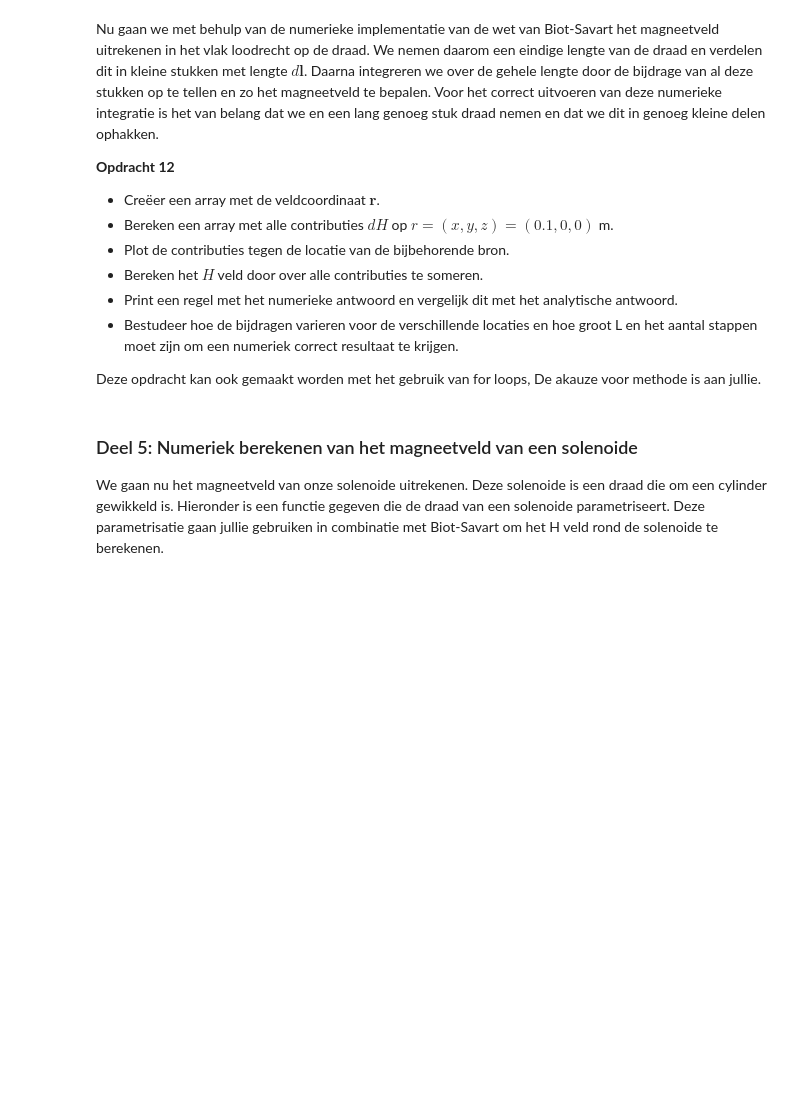
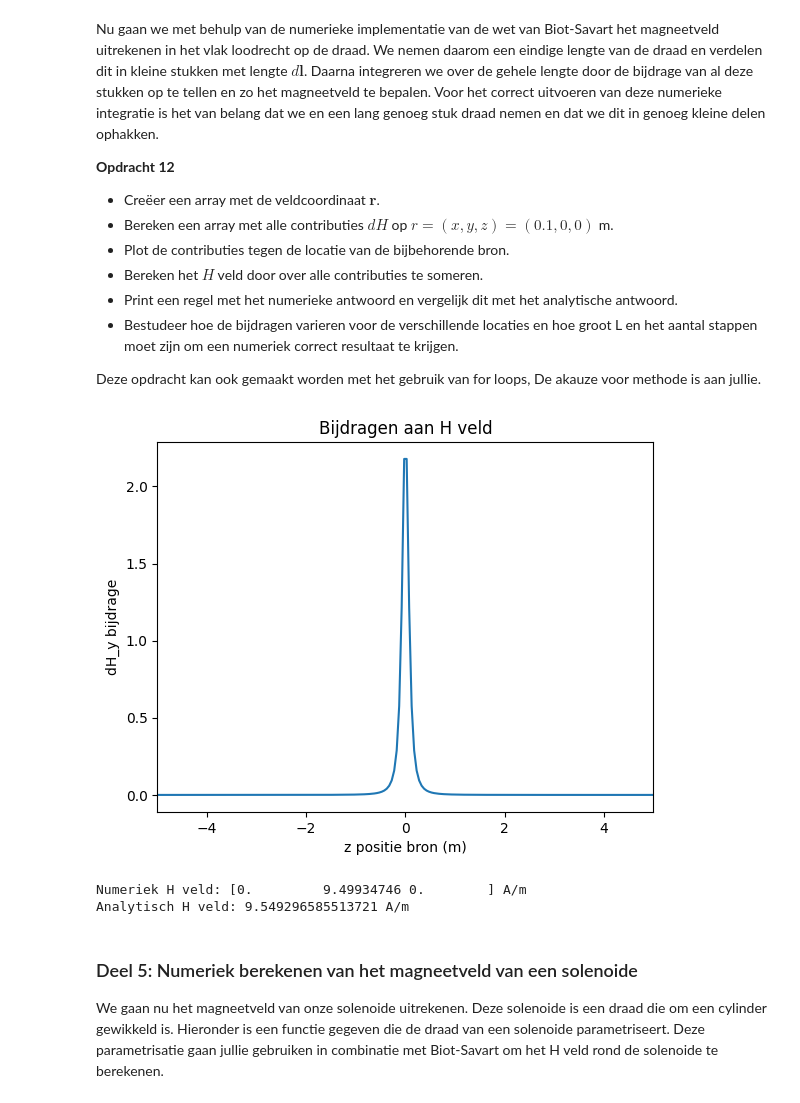
Before and after one commit to DavantePES/Def-D, a Jupyter notebook: DigitaleOntwerpopdrachten/2KrachtActuatorOpdracht/KrachtactuatorOpdracht.ipynb, the cells around one changed output. Drawn from its saved outputs; the diff is of its cells as text; code cells hidden in the pictures; blank space fills up the shorter version.

```diff
--- a/DigitaleOntwerpopdrachten/2KrachtActuatorOpdracht/KrachtactuatorOpdracht.ipynb
+++ b/DigitaleOntwerpopdrachten/2KrachtActuatorOpdracht/KrachtactuatorOpdracht.ipynb
@@ -441,9 +445,60 @@ Nu gaan we met behulp van de numerieke implementatie van de wet van Biot-Savart
 
 Deze opdracht kan ook gemaakt worden met het gebruik van for loops, De akauze voor methode is aan jullie.
 # %%
-###
-###Jullie code hier###
-###
+import numpy as np
+import matplotlib.pyplot as plt
+
+# parameters
+I = 6
+L = 10           # lengte draad, moet rond de N/20 liggen
+N = 200              # aantal segmenten, moet minimaal ~100 zijn om rond de +/- 0.1 te liggen.
+
+# veldpunt
+r_field = np.array([0.1, 0, 0])
+
+# z-posities van de draad
+z = np.linspace(-L/2, L/2, N)
+
+# lengte-elementen (allemaal in z-richting)
+dl = np.array([0, 0, L/N])
+
+def field_current_element(r_field, r_source, dl):
+    r_diff = r_field - r_source
+    r_norm = np.linalg.norm(r_diff)
+    cross_product = np.cross(dl, r_diff)
+    dH = (I / (4 * np.pi)) * cross_product / (r_norm**3)
+    return dH
+
+# bereken alle bijdragen
+dH_list = []
+
+for zi in z:
+    r_source = np.array([0, 0, zi])
+    dH = field_current_element(r_field, r_source, dl)
+    dH_list.append(dH)
+
+dH_array = np.array(dH_list)
+
+# plot (alleen y-component is relevant)
+plt.plot(z, dH_array[:,1])
+plt.xlabel("z positie bron (m)")
+plt.ylabel("dH_y bijdrage")
+plt.title("Bijdragen aan H veld")
+plt.xlim(-L/2, L/2)
+plt.show()
+
+# totale veld (som)
+H_total = np.sum(dH_array, axis=0)
+
+print("Numeriek H veld:", H_total, "A/m")
+
+# analytisch (oneindige draad)
+H_analytical = I / (2 * np.pi * 0.1)
+print("Analytisch H veld:", H_analytical, "A/m")
+# %% [output]
+[figure, added]
+Numeriek H veld: [0.         9.49934746 0.        ] A/m
+Analytisch H veld: 9.549296585513721 A/m
 # %% [markdown]
 ### Deel 5: Numeriek berekenen van het magneetveld van een solenoide
 
```
Also changed, not shown: parts of 2 cells of this notebook.
